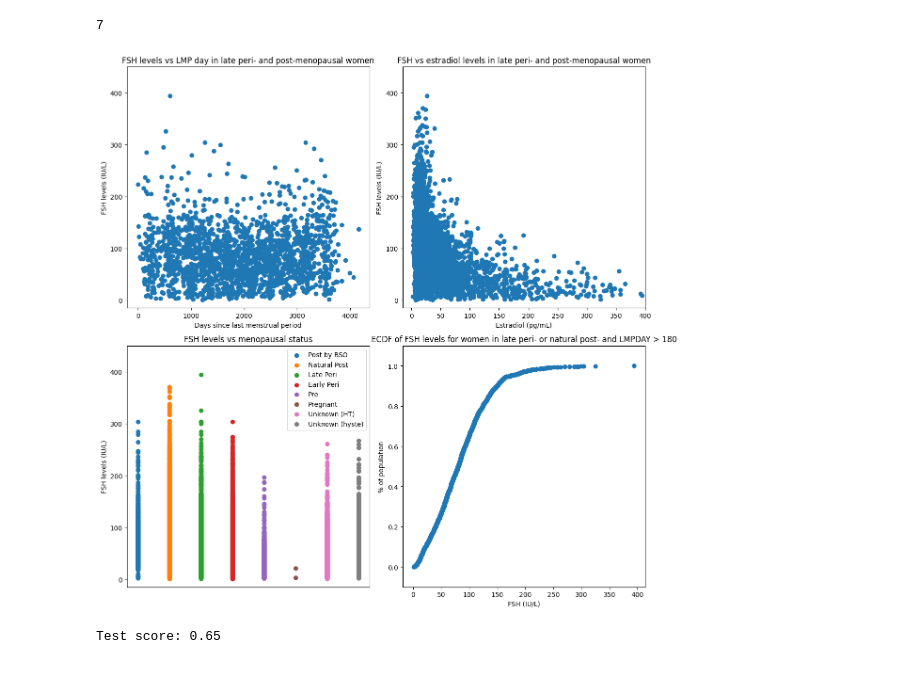
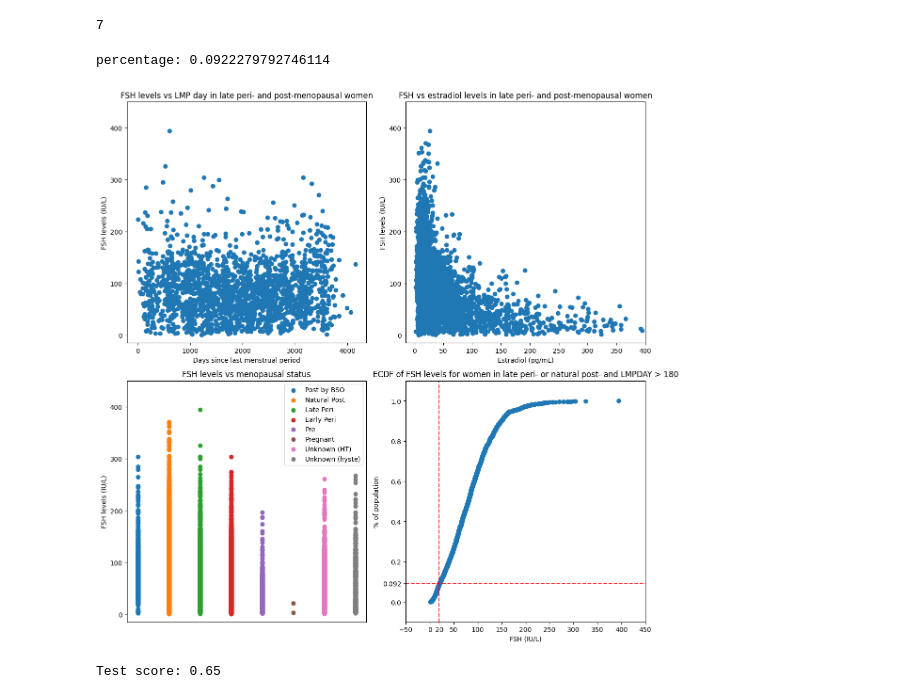
Before and after one commit to erwinkn/swan-study, a Jupyter notebook: analysis.ipynb, the cells around one changed output. Saved outputs shown, nothing was run; the diff lists cells and outputs as text; code cells hidden in the pictures.

```diff
--- a/analysis.ipynb
+++ b/analysis.ipynb
@@ -56,6 +73,7 @@ len(normalized[normalized["FSH"] > 400])
 # %%
 # This is the main thing of interest: plots of FSH vs other major variables
 fig, ((ax1, ax2), (ax3, ax4)) = plt.subplots(2, 2, figsize=(12, 12), tight_layout=True)
+
 
 shared_ylim = (-15, 450)
 
@@ -66,6 +84,8 @@ ax3.set_ylim(shared_ylim)
 # Filter out very high FSH levels to keep a reasonable Y axis
 data = normalized[normalized["FSH"] < 400]
 
+# === Plot 1 ===
+
 # Filter for women in natural post- or late peri-menopause
 post_or_peri = data[np.logical_or(data["STATUS"] == 2, data["STATUS"] == 3)]
 ax1.scatter(post_or_peri["LMPDAY"], post_or_peri["FSH"])
@@ -73,11 +93,15 @@ ax1.set_title("FSH levels vs LMP day in late peri- and post-menopausal women")
 ax1.set_xlabel("Days since last menstrual period")
 ax1.set_ylabel("FSH levels (IU/L)")
 
+# === Plot 2 ===
+
 ax2.scatter(post_or_peri["E2AVE"], post_or_peri["FSH"])
 ax2.set_title("FSH vs estradiol levels in late peri- and post-menopausal women")
 ax2.set_xlim(-15, 400)
 ax2.set_xlabel("Estradiol (pg/mL)")
 ax2.set_ylabel("FSH levels (IU/L)")
+
+# === Plot 3 ===
 
 fsh = data["FSH"]
 status = data["STATUS"]
@@ -89,33 +113,57 @@ status_labels = [
   (5, "Pre"),
   (6, "Pregnant"),
   (7, "Unknown (HT)"),
   (8, "Unknown (hyste)")
 ]
 for (num, label) in status_labels:
   ax3.scatter(status[status == num], fsh[status == num], label=label)
 
 ax3.legend()
 
 ax3.set_xticks([])
 ax3.set_title("FSH levels vs menopausal status")
 ax3.set_ylabel("FSH levels (IU/L)")
 
+# === Plot 4 ===
 # ECDF plot of FSH levels for women in late peri- or natural post-menopause with LMPDAY > 180
-subset = post_or_peri[post_or_peri["LMPDAY"] > 180]
+after_180_days = post_or_peri[post_or_peri["LMPDAY"] > 180]
 # Calculate the ECDF
 def ecdf(data):
     n = len(data)
     x = np.sort(data)
     y = np.arange(1, n+1) / n
     return x, y
 
-x,y = ecdf(subset["FSH"])
+x,y = ecdf(after_180_days["FSH"])
+# Compute the percentage of data points below 20 UI/L of FSH, which corresponds
+# to the FSH threshold often used to determine menopause onset
+threshold = 20
+percentage = np.mean(x < threshold)
+print("percentage:", percentage)
+
+
 ax4.scatter(x, y)
+# Add vertical and horizontal lines
+ax4.axvline(threshold, linestyle="dashed", color="red", alpha=0.8)
+ax4.axhline(percentage, linestyle="dashed", color="red", alpha=0.8)
+# Add labels for the lines
+xticks = ax4.get_xticks()
+xticklabels = ax4.get_xticklabels()
+ax4.set_xticks(np.append(xticks, threshold))
+ax4.set_xticklabels(np.append(xticklabels, threshold))
+
+yticks = ax4.get_yticks()
+yticklabels = ax4.get_yticklabels()
+ylabel = np.round(percentage, 3)
+ax4.set_yticks(np.append(yticks, ylabel))
+ax4.set_yticklabels(np.append(yticklabels, ylabel))
+
 ax4.set_xlabel("FSH (IU/L)")
 ax4.set_ylabel(r"% of population")
 ax4.set_title("ECDF of FSH levels for women in late peri- or natural post- and LMPDAY > 180")
 ax4.set_ylim(-0.1, 1.1)
 
 plt.show()
 # %% [output]
+percentage: 0.0922279792746114
-[figure, old version]
+[figure, new version]
```
Also changed, not shown: parts of 2 cells of this notebook.
